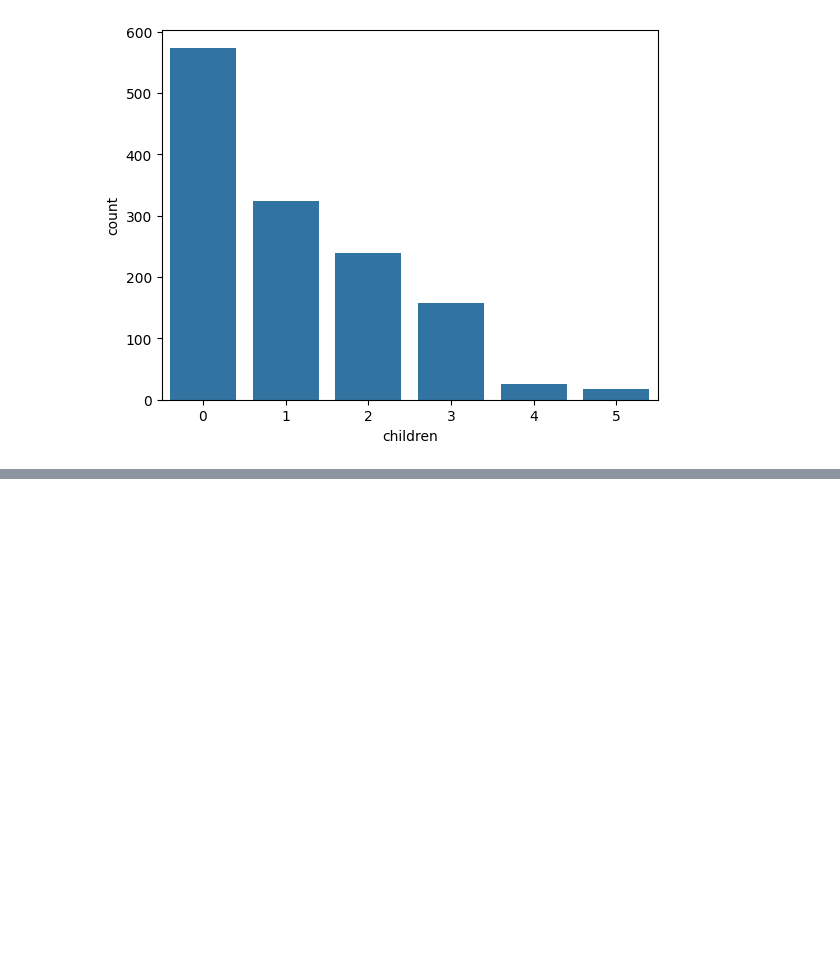
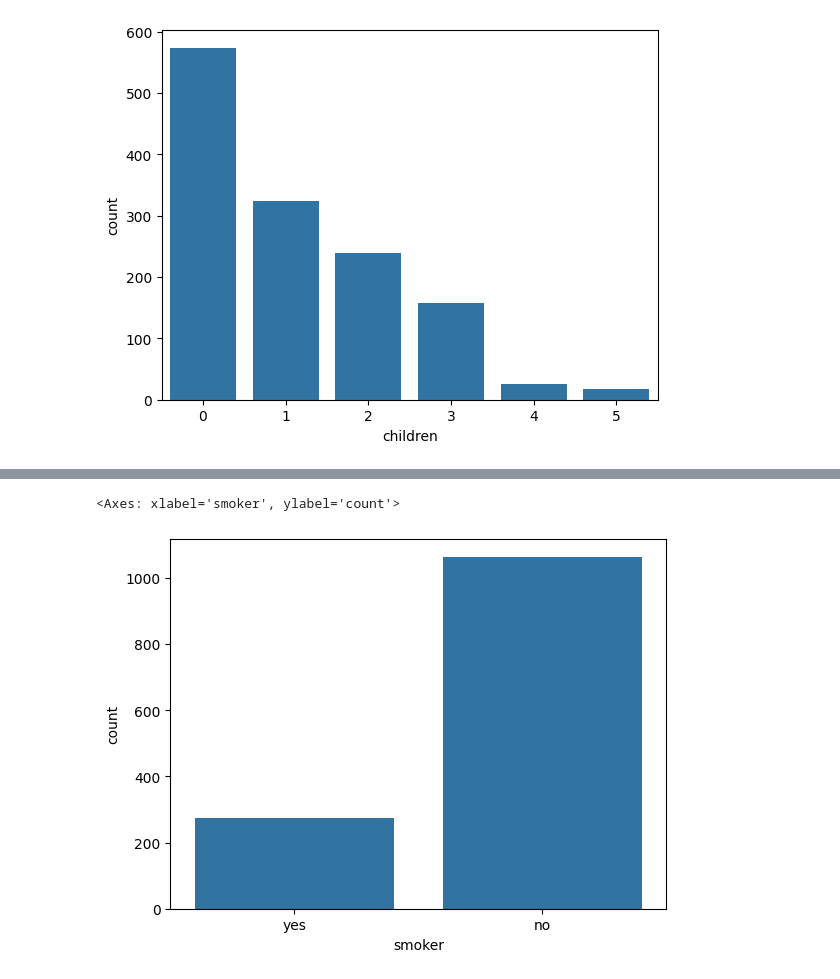
Before and after one commit to Nileshkrishesh/Something, a Jupyter notebook: FirstProject.ipynb, the cells around one changed output, grey strips where cells are left out. Drawn from its saved outputs; the diff is of its cells as text; code cells hidden in the pictures; blank space fills up the shorter version.

```diff
--- a/FirstProject.ipynb
+++ b/FirstProject.ipynb
@@ -103,0 +107,5 @@ sns.countplot(x=df['sex']) # countplot is used to plot the count of each categor
+# %%
+sns.countplot(x=df['smoker']) # countplot is used to plot the count of each category in the column
+# %% [output]
+<Axes: xlabel='smoker', ylabel='count'>
+[figure, added]
```
Also changed, not shown: parts of 18 cells of this notebook.
